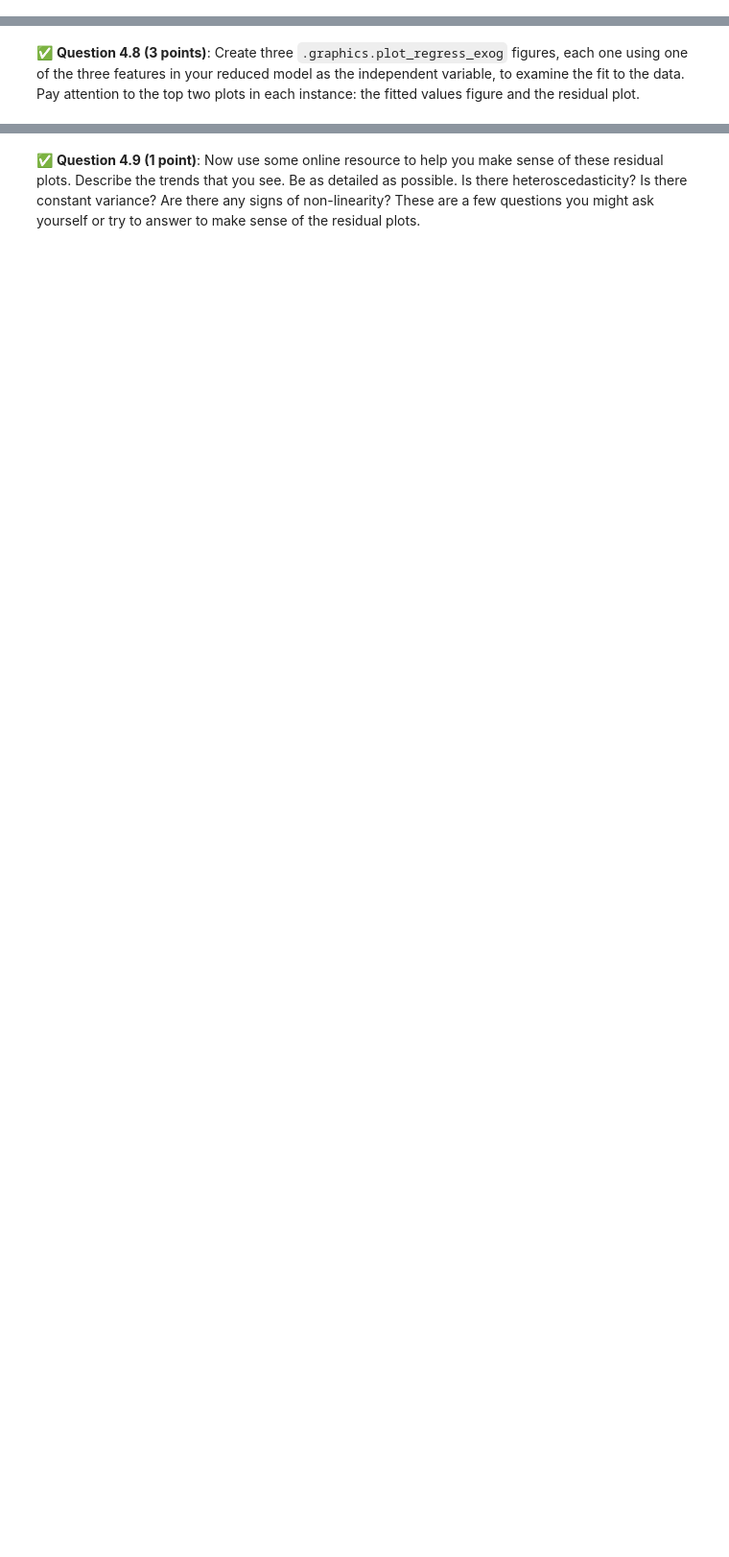
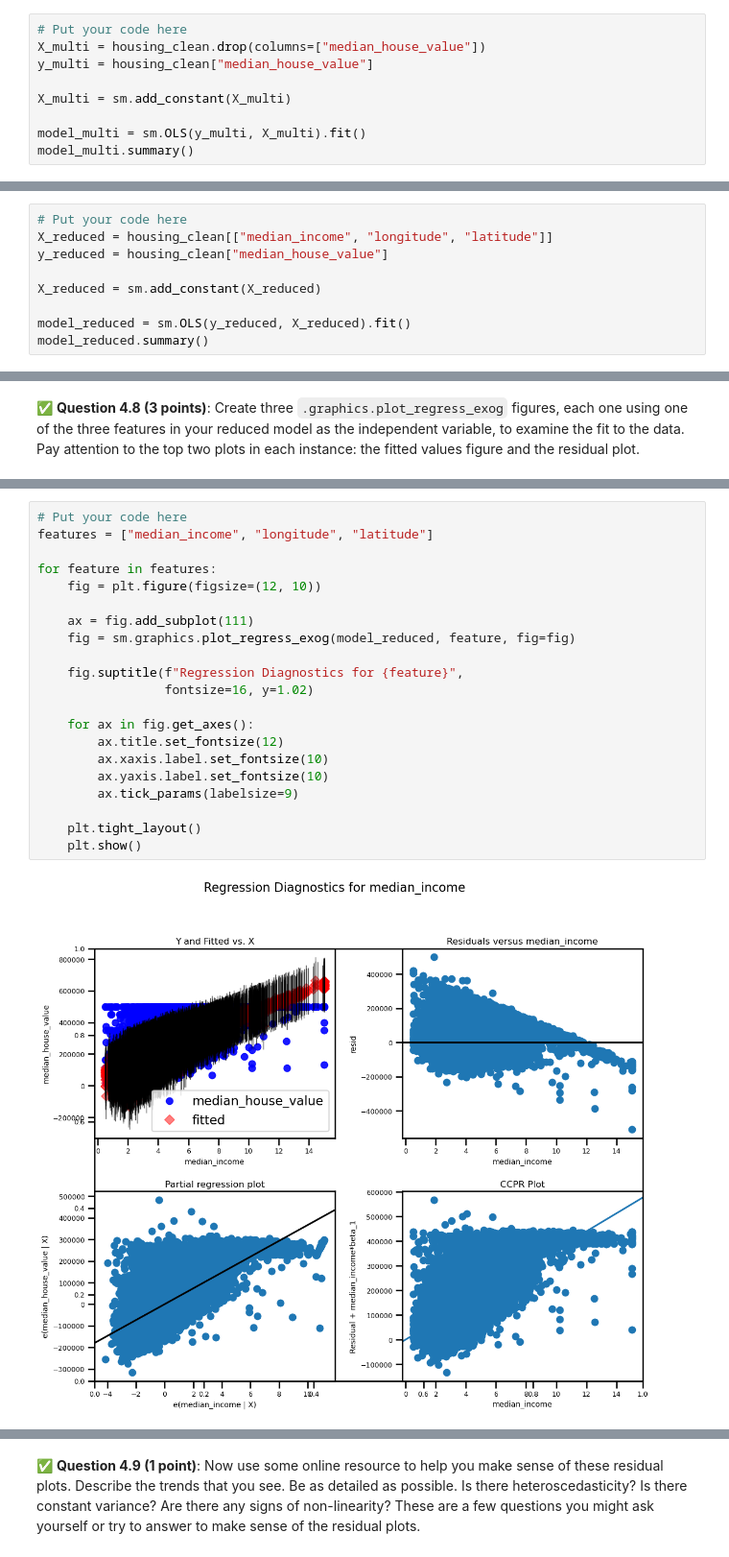
Before and after one commit to anaanyamalhotra/CMSE202-f25-turnin, a Jupyter notebook: hw-03/HW-03_Regression-F25-STUDENT.ipynb, the cells around one changed output, grey strips where cells are left out. Shown at 96% size. Cells and saved outputs as stored; diff of their text form; blank space fills up the shorter version.

```diff
--- a/hw-03/HW-03_Regression-F25-STUDENT.ipynb
+++ b/hw-03/HW-03_Regression-F25-STUDENT.ipynb
@@ -366,0 +368,9 @@ In this part, we will explore multivariable regression on the same California Ho
+# %%
+# Put your code here
+X_multi = housing_clean.drop(columns=["median_house_value"])
+y_multi = housing_clean["median_house_value"]
+
+X_multi = sm.add_constant(X_multi)
+
+model_multi = sm.OLS(y_multi, X_multi).fit()
+model_multi.summary()
@@ -390,0 +444,9 @@ Multicollinearity is a statistical phenomenon where some of the features in a mo
+# %%
+# Put your code here
+X_reduced = housing_clean[["median_income", "longitude", "latitude"]]
+y_reduced = housing_clean["median_house_value"]
+
+X_reduced = sm.add_constant(X_reduced)
+
+model_reduced = sm.OLS(y_reduced, X_reduced).fit()
+model_reduced.summary()
@@ -406,0 +501,23 @@ Multicollinearity is a statistical phenomenon where some of the features in a mo
+# %%
+# Put your code here
+features = ["median_income", "longitude", "latitude"]
+
+for feature in features:
+    fig = plt.figure(figsize=(12, 10))
+
+    ax = fig.add_subplot(111)
+    fig = sm.graphics.plot_regress_exog(model_reduced, feature, fig=fig)
+
+    fig.suptitle(f"Regression Diagnostics for {feature}",
+                 fontsize=16, y=1.02)
+
+    for ax in fig.get_axes():
+        ax.title.set_fontsize(12)
+        ax.xaxis.label.set_fontsize(10)
+        ax.yaxis.label.set_fontsize(10)
+        ax.tick_params(labelsize=9)
+
+    plt.tight_layout()
+    plt.show()
+# %% [output]
+[figure, added]
```
Also changed, not shown: parts of 20 cells of this notebook.
